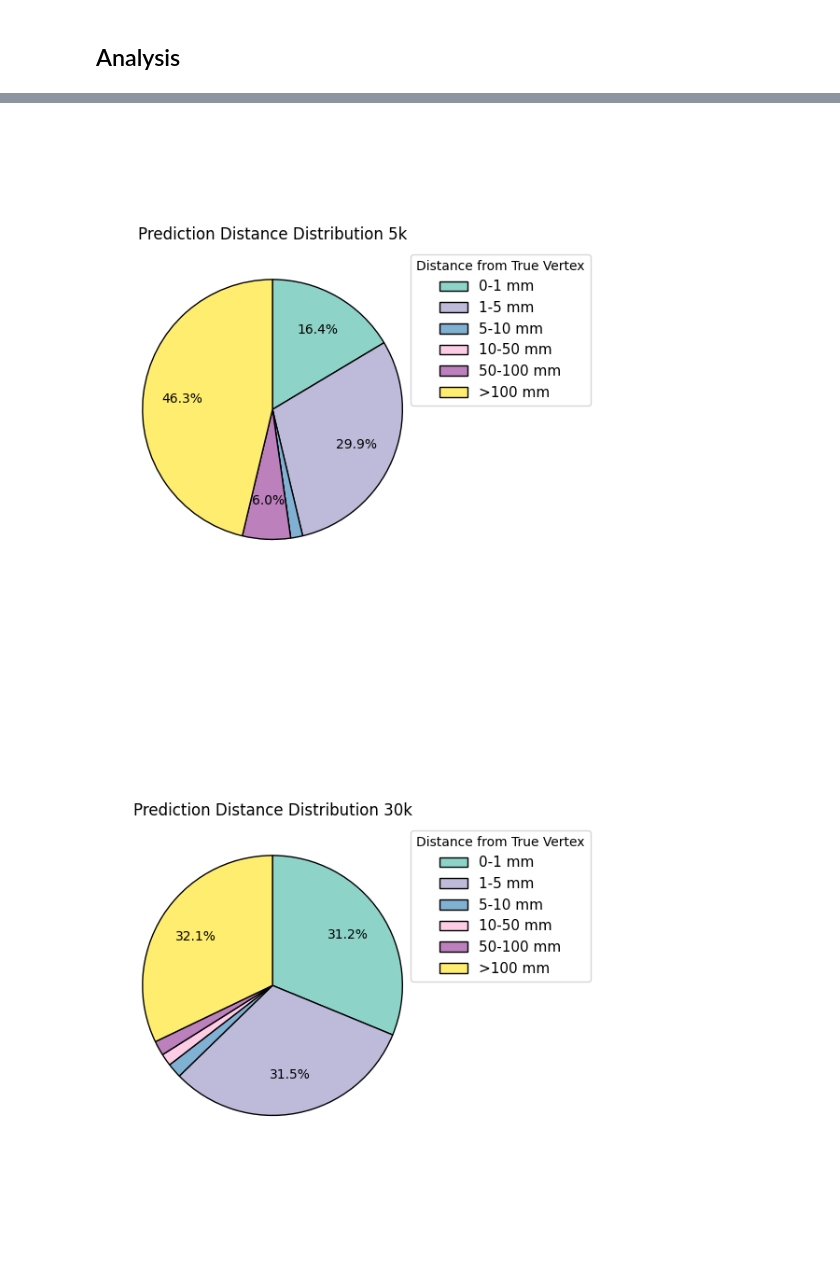
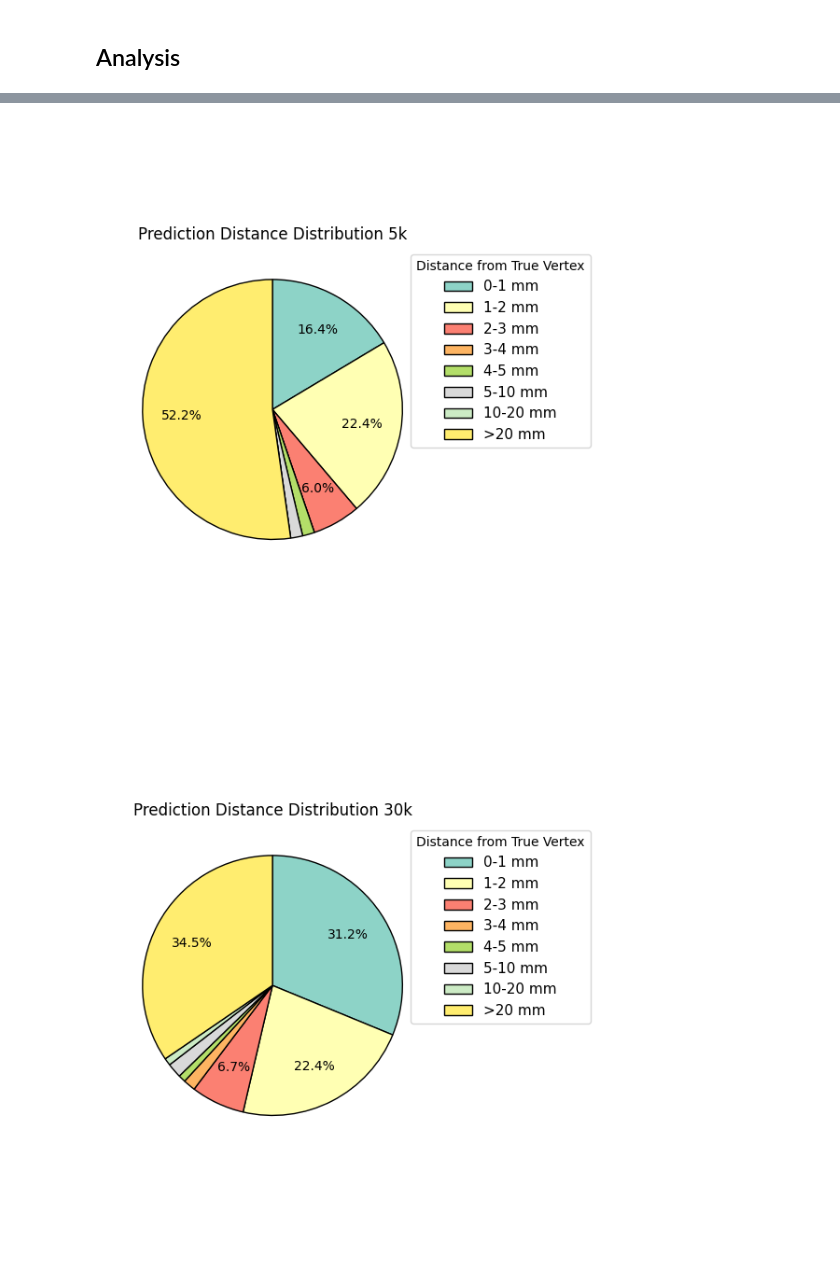
Before and after one commit to Rei-Jones/next-machine-learning, a Jupyter notebook: Machine_Learning/analysis/vertex_predictions.ipynb, the cells around one changed output, grey strips where cells are left out. Drawn from its saved outputs; the diff is of its cells as text; code cells hidden in the pictures.

```diff
--- a/Machine_Learning/analysis/vertex_predictions.ipynb
+++ b/Machine_Learning/analysis/vertex_predictions.ipynb
@@ -330,6 +330,7 @@ nodiff_full_df.head()
 # %%
 vertex_df_5k = get_vertex_df("/home/rei/NEXT/vertex_ML/yolo_data/detect/predict_5k/labels", five_full_df, zero_one_full_df, nodiff_full_df)
 vertex_df_30k = get_vertex_df("/home/rei/NEXT/vertex_ML/yolo_data/detect/predict_30k/labels", five_full_df, zero_one_full_df, nodiff_full_df)
+vertex_df_nodiff = get_vertex_df("/home/rei/NEXT/vertex_ML/yolo_data/detect/predict_nodiff", five_full_df, zero_one_full_df, nodiff_full_df)
 # %% [output]
 No match for 25911, skipping
 No match for 31841, skipping
@@ -399,7 +422,8 @@ plot_hist_dist(vertex_df_30k, "Vertex Prediction Distance Distribution 30k")
 # %%
-distance_ranges = [1, 5, 10, 50, 100]
+distance_ranges = [1, 2, 3, 4, 5, 10, 20]
 percent_pie_chart(vertex_df_5k, distance_ranges, "Prediction Distance Distribution 5k")
 percent_pie_chart(vertex_df_30k, distance_ranges, "Prediction Distance Distribution 30k")
+percent_pie_chart(vertex_df_nodiff, distance_ranges, "Prediction Distance Distribution nodiff")
 # %% [output]
-[figure, old version]
+[figure, new version]
-[figure, old version]
+[figure, new version]
```
Also changed, not shown: parts of 7 cells of this notebook.
